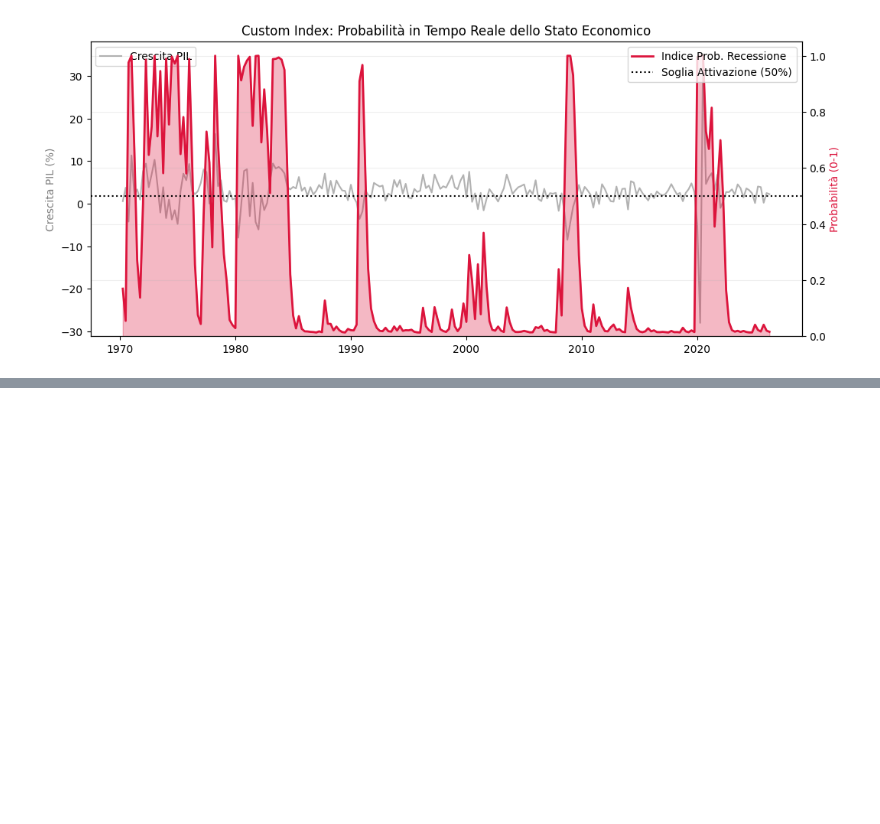
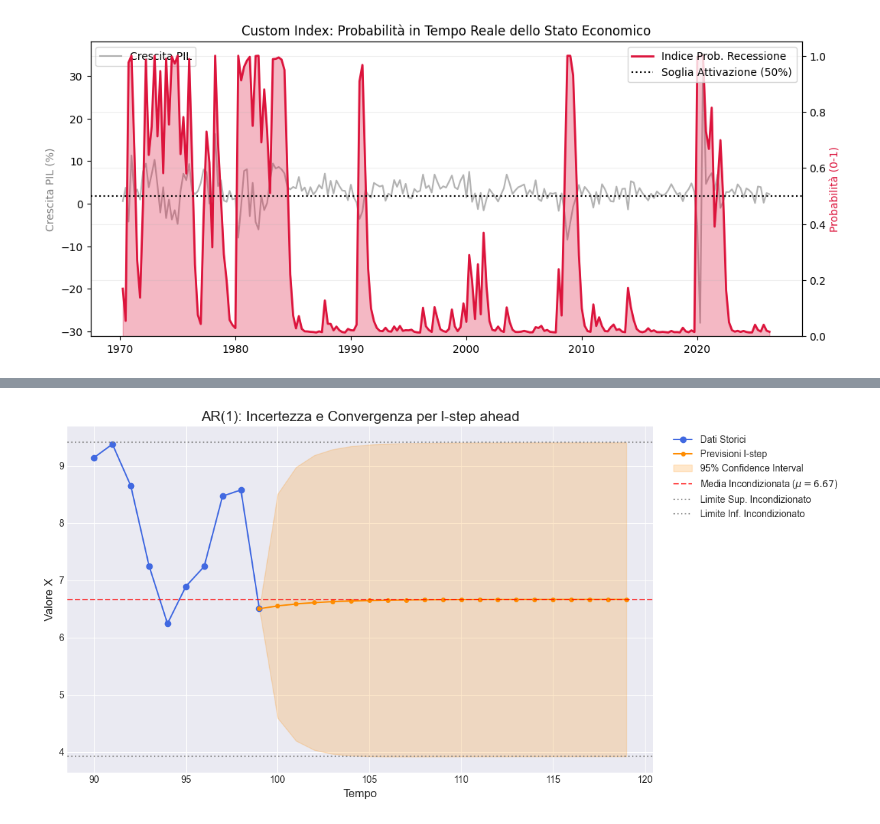
Before and after one commit to okjhonny/Time-Series-Th, a Jupyter notebook: Proof.ipynb, the cells around one changed output, grey strips where cells are left out. Cells and saved outputs as stored; diff of their text form; code cells hidden in the pictures; blank space fills up the shorter version.

```diff
--- a/Proof.ipynb
+++ b/Proof.ipynb
@@ -683,0 +856,66 @@ Probabilità di restare in Regime 1: 0.0%
+# %%
+l_steps = 20
+forecasts = np.zeros(l_steps)
+variances = np.zeros(l_steps)
+
+# Inizializzazione 1-step ahead
+forecasts[0] = c + phi * X_ar1[-1]
+variances[0] = sigma**2
+
+# Calcolo ricorsivo per forecast e varianze l-step ahead
+for l in range(1, l_steps):
+    forecasts[l] = c + phi * forecasts[l-1]
+    # La varianza aggiunge il nuovo termine di shock pesato
+    variances[l] = variances[l-1] + (sigma**2) * (phi**(2*l))
+
+# Calcolo dei limiti dell'intervallo di confidenza
+standard_errors = np.sqrt(variances)
+lower_bounds = forecasts - z_score * standard_errors
+upper_bounds = forecasts + z_score * standard_errors
+
+# Valori asintotici incondizionati (limiti per l -> infinito)
+mean_unconditional = c / (1 - phi)
+var_unconditional = (sigma**2) / (1 - phi**2)
+se_unconditional = np.sqrt(var_unconditional)
+
+asymptotic_upper = mean_unconditional + z_score * se_unconditional
+asymptotic_lower = mean_unconditional - z_score * se_unconditional
+
+# Preparazione vettori per il grafico "a cono" continuo con i dati storici
+time_storico = np.arange(n - 10, n)
+time_forecast = np.arange(n, n + l_steps)
+
+time_full = np.concatenate(([n-1], time_forecast))
+forecast_full = np.concatenate(([X_ar1[-1]], forecasts))
+lower_full = np.concatenate(([X_ar1[-1]], lower_bounds))
+upper_full = np.concatenate(([X_ar1[-1]], upper_bounds))
+
+# Creazione del Grafico
+plt.figure(figsize=(12, 6))
+plt.style.use('seaborn-v0_8-darkgrid')
+
+# 1. Dati storici
+plt.plot(time_storico, X_ar1[-10:], marker='o', color='royalblue', label='Dati Storici')
+
+# 2. Forecast puntuale
+plt.plot(time_full, forecast_full, marker='o', markersize=4, linestyle='-', color='darkorange', label='Previsioni l-step')
+
+# 3. Intervallo di confidenza (Cono)
+plt.fill_between(time_full, lower_full, upper_full, color='darkorange', alpha=0.2, label='95% Confidence Interval')
+
+# 4. Limiti Asintotici (Incondizionati)
+plt.axhline(mean_unconditional, color='red', linestyle='--', alpha=0.7,
+            label=f'Media Incondizionata ($\mu={mean_unconditional:.2f}$)')
+plt.axhline(asymptotic_upper, color='gray', linestyle=':', alpha=0.8,
+            label='Limite Sup. Incondizionato')
+plt.axhline(asymptotic_lower, color='gray', linestyle=':', alpha=0.8,
+            label='Limite Inf. Incondizionato')
+
+plt.title("AR(1): Incertezza e Convergenza per l-step ahead", fontsize=15)
+plt.xlabel("Tempo", fontsize=12)
+plt.ylabel("Valore X", fontsize=12)
+plt.legend(loc='upper left', bbox_to_anchor=(1.02, 1)) # Sposta la legenda fuori per pulizia
+plt.tight_layout()
+plt.show()
+# %% [output]
+[figure, added]
```
Also changed, not shown: parts of 15 cells of this notebook.
